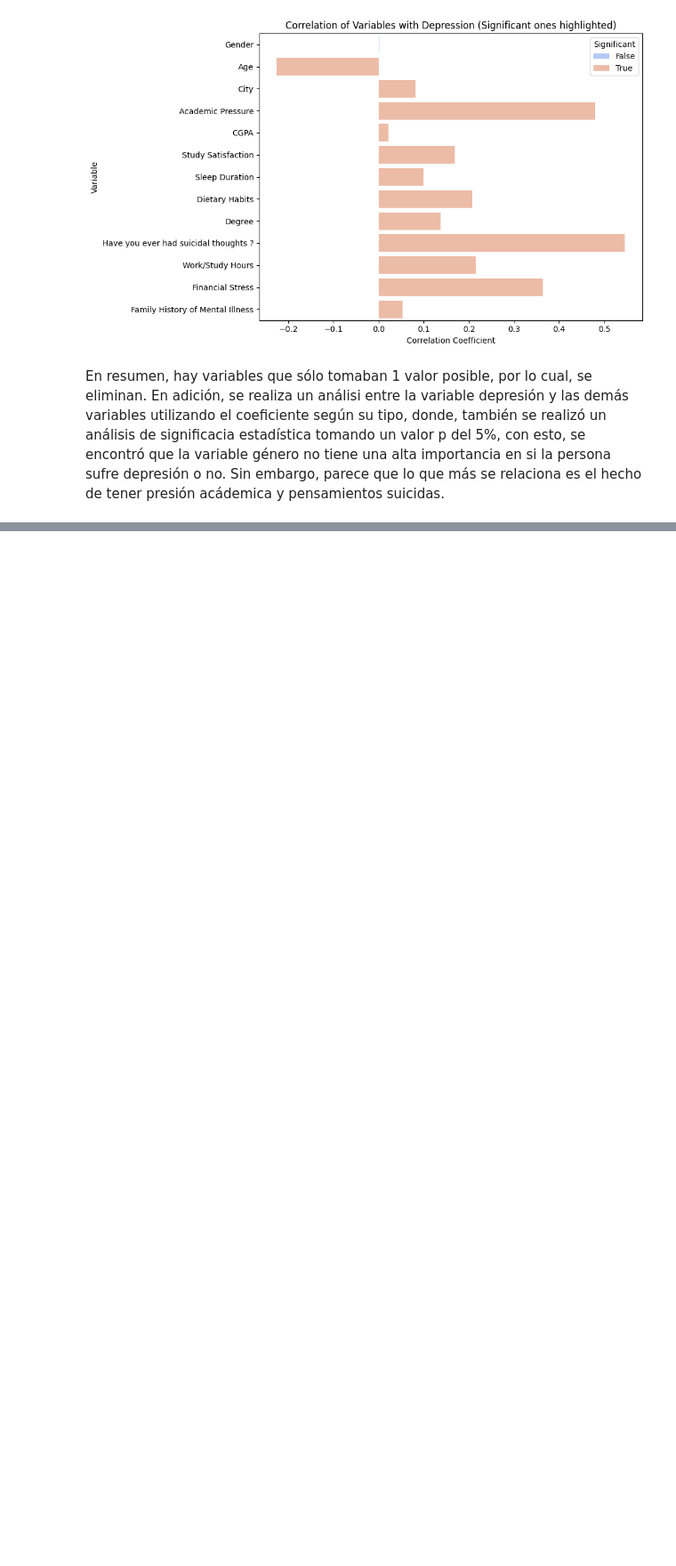
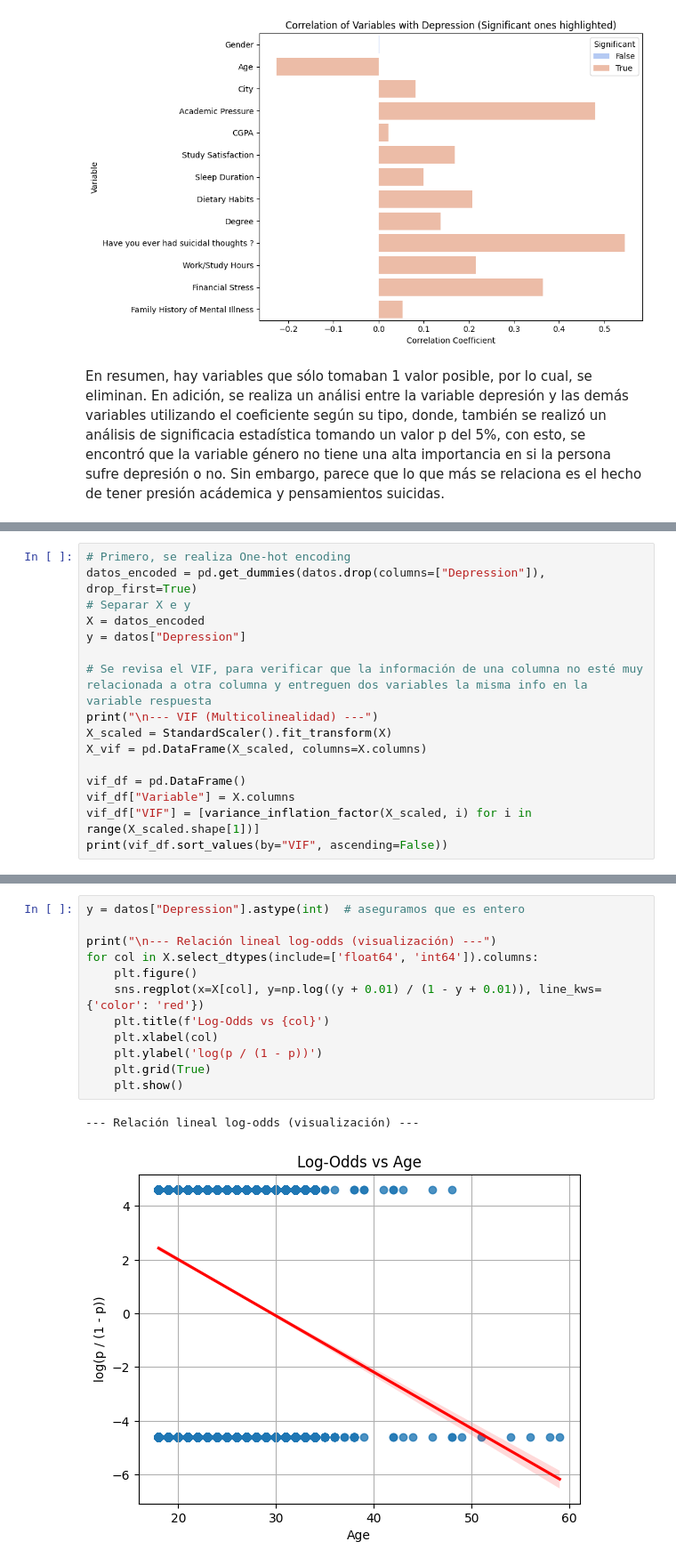
Before and after one commit to LauLizarazo/Proyectos-Python, a Jupyter notebook: Proyecto_Depresion/Código_analisis_datos_depresion.ipynb, the cells around one changed output, grey strips where cells are left out. Shown: that part at 89% size. Cells and saved outputs as stored; diff of their text form; blank space fills up the shorter version.

```diff
--- a/Proyecto_Depresion/Código_analisis_datos_depresion.ipynb
+++ b/Proyecto_Depresion/Código_analisis_datos_depresion.ipynb
@@ -242,0 +251,16 @@ En resumen, hay variables que sólo tomaban 1 valor posible, por lo cual, se eli
+# %%
+# Primero, se realiza One-hot encoding
+datos_encoded = pd.get_dummies(datos.drop(columns=["Depression"]), drop_first=True)
+# Separar X e y
+X = datos_encoded
+y = datos["Depression"]
+
+# Se revisa el VIF, para verificar que la información de una columna no esté muy relacionada a otra columna y entreguen dos variables la misma info en la variable respuesta
+print("\n--- VIF (Multicolinealidad) ---")
+X_scaled = StandardScaler().fit_transform(X)
+X_vif = pd.DataFrame(X_scaled, columns=X.columns)
+
+vif_df = pd.DataFrame()
+vif_df["Variable"] = X.columns
+vif_df["VIF"] = [variance_inflation_factor(X_scaled, i) for i in range(X_scaled.shape[1])]
+print(vif_df.sort_values(by="VIF", ascending=False))
@@ -242,0 +341,15 @@ En resumen, hay variables que sólo tomaban 1 valor posible, por lo cual, se eli
+# %%
+y = datos["Depression"].astype(int)  # aseguramos que es entero
+
+print("\n--- Relación lineal log-odds (visualización) ---")
+for col in X.select_dtypes(include=['float64', 'int64']).columns:
+    plt.figure()
+    sns.regplot(x=X[col], y=np.log((y + 0.01) / (1 - y + 0.01)), line_kws={'color': 'red'})
+    plt.title(f'Log-Odds vs {col}')
+    plt.xlabel(col)
+    plt.ylabel('log(p / (1 - p))')
+    plt.grid(True)
+    plt.show()
+# %% [output]
+--- Relación lineal log-odds (visualización) ---
+[figure, added]
```
Also changed, not shown: parts of 11 cells of this notebook.
